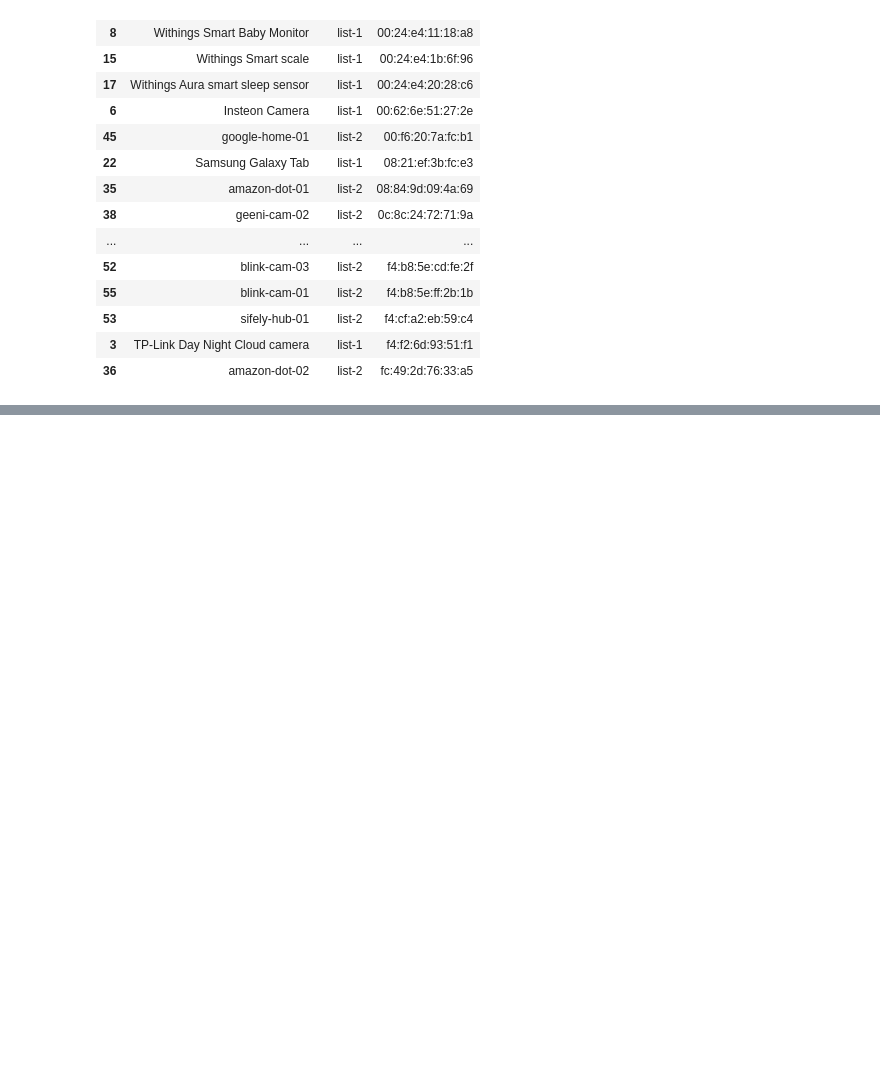
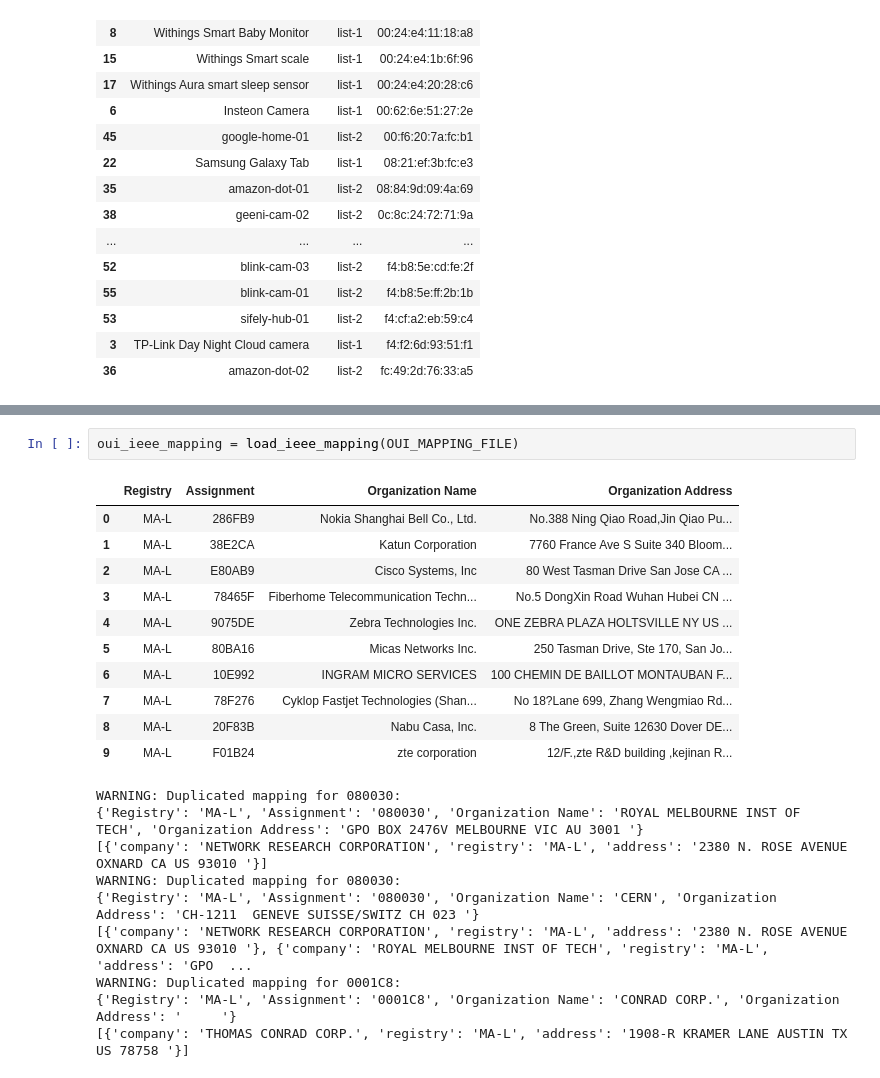
Before and after one commit to dtuan2604/NetSysResearch, a Jupyter notebook: experiment/working/experiment/mac-address-exploration.ipynb, the cells around one changed output, grey strips where cells are left out. Cells and saved outputs as stored; diff of their text form; blank space fills up the shorter version.

```diff
--- a/experiment/working/experiment/mac-address-exploration.ipynb
+++ b/experiment/working/experiment/mac-address-exploration.ipynb
@@ -108,0 +140,23 @@ mapping_df.sort_values(by="mac-address")
+# %%
+oui_ieee_mapping = load_ieee_mapping(OUI_MAPPING_FILE)
+# %% [output]
+|  | Registry | Assignment | Organization Name | Organization Address |
+| 0 | MA-L | 286FB9 | Nokia Shanghai Bell Co., Ltd. | No.388 Ning Qiao Road,Jin Qiao Pu... |
+| 1 | MA-L | 38E2CA | Katun Corporation | 7760 France Ave S Suite 340 Bloom... |
+| 2 | MA-L | E80AB9 | Cisco Systems, Inc | 80 West Tasman Drive San Jose CA ... |
+| 3 | MA-L | 78465F | Fiberhome Telecommunication Techn... | No.5 DongXin Road Wuhan Hubei CN ... |
+| 4 | MA-L | 9075DE | Zebra Technologies Inc. | ONE ZEBRA PLAZA HOLTSVILLE NY US ... |
+| 5 | MA-L | 80BA16 | Micas Networks Inc. | 250 Tasman Drive, Ste 170, San Jo... |
+| 6 | MA-L | 10E992 | INGRAM MICRO SERVICES | 100 CHEMIN DE BAILLOT MONTAUBAN F... |
+| 7 | MA-L | 78F276 | Cyklop Fastjet Technologies (Shan... | No 18?Lane 699, Zhang Wengmiao Rd... |
+| 8 | MA-L | 20F83B | Nabu Casa, Inc. | 8 The Green, Suite 12630 Dover DE... |
+| 9 | MA-L | F01B24 | zte corporation | 12/F.,zte R&D building ,kejinan R... |
+WARNING: Duplicated mapping for 080030:
+{'Registry': 'MA-L', 'Assignment': '080030', 'Organization Name': 'ROYAL MELBOURNE INST OF TECH', 'Organization Address': 'GPO BOX 2476V MELBOURNE VIC AU 3001 '}
+[{'company': 'NETWORK RESEARCH CORPORATION', 'registry': 'MA-L', 'address': '2380 N. ROSE AVENUE OXNARD CA US 93010 '}]
+WARNING: Duplicated mapping for 080030:
+{'Registry': 'MA-L', 'Assignment': '080030', 'Organization Name': 'CERN', 'Organization Address': 'CH-1211  GENEVE SUISSE/SWITZ CH 023 '}
+[{'company': 'NETWORK RESEARCH CORPORATION', 'registry': 'MA-L', 'address': '2380 N. ROSE AVENUE OXNARD CA US 93010 '}, {'company': 'ROYAL MELBOURNE INST OF TECH', 'registry': 'MA-L', 'address': 'GPO  ...
+WARNING: Duplicated mapping for 0001C8:
+{'Registry': 'MA-L', 'Assignment': '0001C8', 'Organization Name': 'CONRAD CORP.', 'Organization Address': '     '}
+[{'company': 'THOMAS CONRAD CORP.', 'registry': 'MA-L', 'address': '1908-R KRAMER LANE AUSTIN TX US 78758 '}]
```
Also changed, not shown: parts of 7 cells of this notebook, 2 other files.
